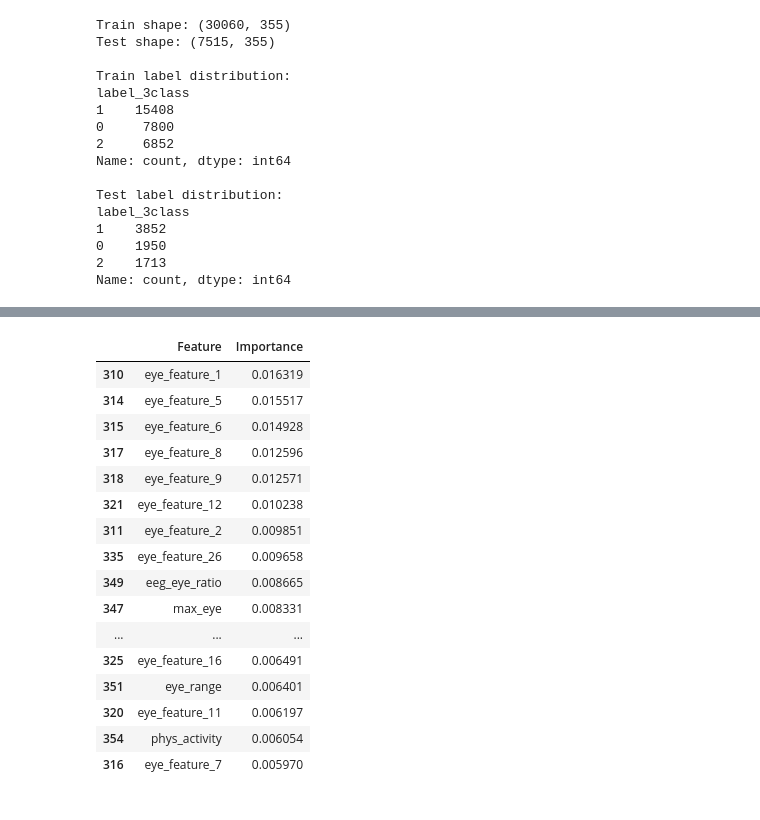
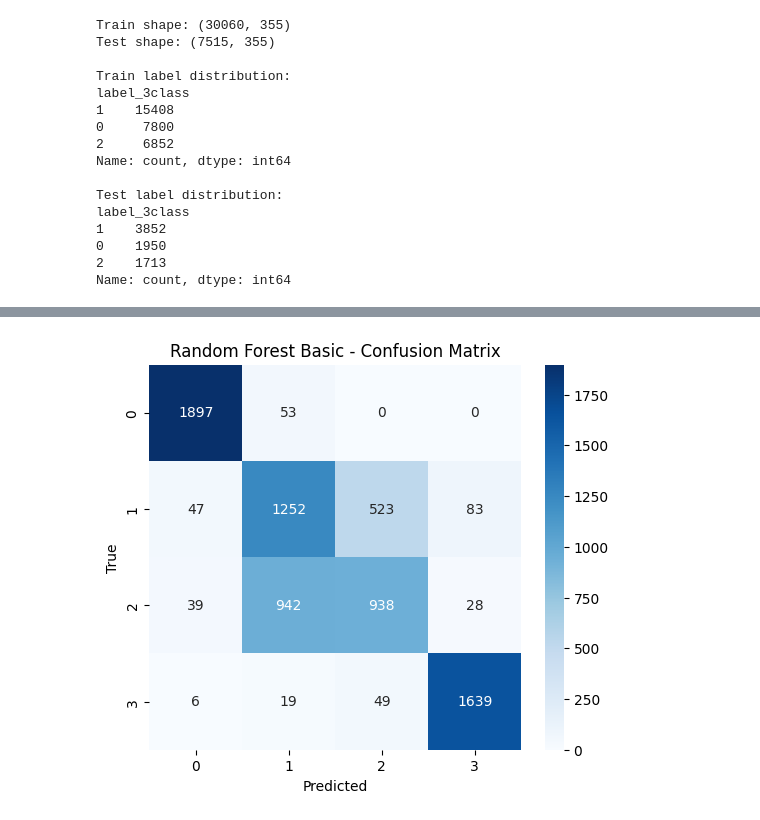
Before and after one commit to Gresita/NeuroSense, a Jupyter notebook: classification/random_forest.ipynb, the cells around one changed output, grey strips where cells are left out. Saved outputs shown, nothing was run; the diff lists cells and outputs as text; code cells hidden in the pictures.

```diff
--- a/classification/random_forest.ipynb
+++ b/classification/random_forest.ipynb
@@ -124,15 +127,21 @@ label_3class
 2    1713
 Name: count, dtype: int64
 # %%
-# 6. Random Forest bazik
-
-rf_basic = RandomForestClassifier(
-    n_estimators=100,
-    random_state=42,
-    class_weight="balanced",
-    n_jobs=-1
+gss = GroupShuffleSplit(
+    n_splits=1,
+    test_size=0.2,
+    random_state=42
 )
 
-rf_basic.fit(X_train, y_train)
+train_idx, test_idx = next(gss.split(X, y, groups=groups))
 
-y_pred_rf_basic = rf_basic.predict(X_test)
+X_train = X.iloc[train_idx]
+X_test = X.iloc[test_idx]
+
+y_train = y.iloc[train_idx]
+y_test = y.iloc[test_idx]
+
+print("Train shape:", X_train.shape)
+print("Test shape:", X_test.shape)
+print("Train subjects:", df.iloc[train_idx]["subject"].nunique())
+print("Test subjects:", df.iloc[test_idx]["subject"].nunique())
@@ -199,28 +195,12 @@ plt.show()
 # %%
-# 9. Feature Importance
+cm_basic = confusion_matrix(y_test, y_pred_basic)
 
-feature_importance_df = pd.DataFrame({
-    "Feature": X.columns,
-    "Importance": rf_basic.feature_importances_
-}).sort_values(by="Importance", ascending=False)
-
-feature_importance_df.head(20)
+plt.figure(figsize=(6, 5))
+sns.heatmap(cm_basic, annot=True, fmt="d", cmap="Blues")
+plt.title("Random Forest Basic - Confusion Matrix")
+plt.xlabel("Predicted")
+plt.ylabel("True")
+plt.show()
 # %% [output]
-|  | Feature | Importance |
-| 310 | eye_feature_1 | 0.016319 |
-| 314 | eye_feature_5 | 0.015517 |
-| 315 | eye_feature_6 | 0.014928 |
-| 317 | eye_feature_8 | 0.012596 |
-| 318 | eye_feature_9 | 0.012571 |
-| 321 | eye_feature_12 | 0.010238 |
-| 311 | eye_feature_2 | 0.009851 |
-| 335 | eye_feature_26 | 0.009658 |
-| 349 | eeg_eye_ratio | 0.008665 |
-| 347 | max_eye | 0.008331 |
-| ... | ... | ... |
-| 325 | eye_feature_16 | 0.006491 |
-| 351 | eye_range | 0.006401 |
-| 320 | eye_feature_11 | 0.006197 |
-| 354 | phys_activity | 0.006054 |
-| 316 | eye_feature_7 | 0.005970 |
+[figure, added]
 # %%
```
Also changed, not shown: parts of 17 cells of this notebook, 3 other files.
